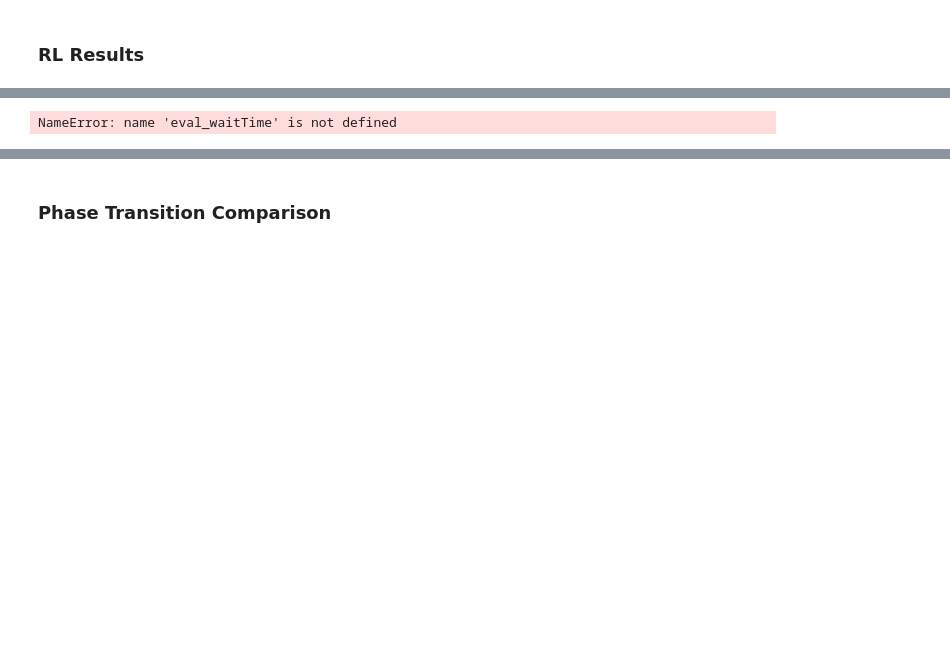
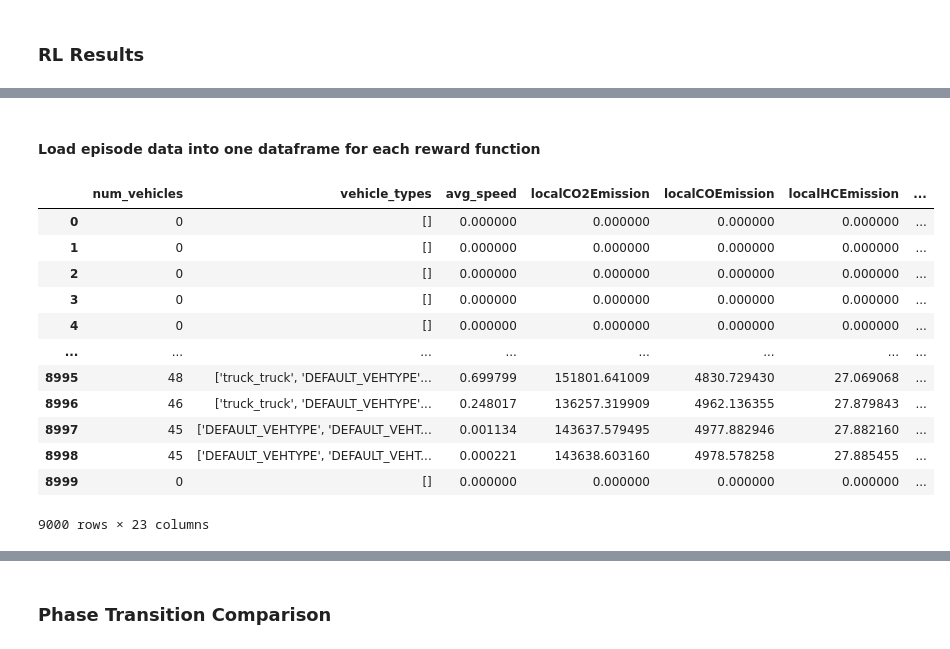
Before and after one commit to karstenk9/rl_traffic_signal_optimization, a Jupyter notebook: notebooks/evaluation_performance.ipynb, the cells around one changed output, grey strips where cells are left out. Drawn from its saved outputs; the diff is of its cells as text; code cells hidden in the pictures; blank space fills up the shorter version.

```diff
--- a/notebooks/evaluation_performance.ipynb
+++ b/notebooks/evaluation_performance.ipynb
@@ -366,4 +67,56 @@ eval_emission = eval_emission[eval_emission['system_local_#vehicles'] != 0]
-# %%
-eval_waitTime[eval_waitTime['step'] == 25690]
-# %% [output]
-NameError: name 'eval_waitTime' is not defined
+# %% [markdown]
+#### Load episode data into one dataframe for each reward function
+# %%
+# Load data for speed evaluation
+inputdir = '../src/data/evaluation/speed'
+
+speed_eval = pd.DataFrame()
+i = 1
+
+# iterate over all files in the folder for each reward type
+for file in os.listdir(inputdir):
+
+    # create dataframe for all files that start with avg_speed
+    if file.startswith('average-speed_200_df'):
+        temp_df_speed = pd.read_csv(os.path.join(inputdir, file))
+        temp_df_speed['episode'] = i # add episode column
+        speed_eval = speed_eval.append(temp_df_speed, ignore_index=True)
+        i += 1
+
+# remove all rows with 0 vehicles
+queue_eval = queue_eval[queue_eval['num_vehicles'] != 0]
+# %%
+# Load data for queue evaluation
+inputdir = '../src/data/evaluation/queue'
+
+queue_eval = pd.DataFrame()
+i = 1
+
+# iterate over all files in the folder for each reward type
+for file in os.listdir(inputdir):
+
+    # create dataframe for all files that start with avg_queue
+    if file.startswith('queue_200_df'):
+        temp_df_queue = pd.read_csv(os.path.join(inputdir, file))
+        temp_df_queue['episode'] = i # add episode column
+        queue_eval = queue_eval.append(temp_df_queue, ignore_index=True)
+        i += 1
+
+# remove all rows with 0 vehicles
+queue_eval = queue_eval[queue_eval['num_vehicles'] != 0]
+# %%
+queue_eval
+# %% [output]
+|  | num_vehicles | vehicle_types | avg_speed | localCO2Emission | localCOEmission | localHCEmission | ... |
+| 0 | 0 | [] | 0.000000 | 0.000000 | 0.000000 | 0.000000 | ... |
+| 1 | 0 | [] | 0.000000 | 0.000000 | 0.000000 | 0.000000 | ... |
+| 2 | 0 | [] | 0.000000 | 0.000000 | 0.000000 | 0.000000 | ... |
+| 3 | 0 | [] | 0.000000 | 0.000000 | 0.000000 | 0.000000 | ... |
+| 4 | 0 | [] | 0.000000 | 0.000000 | 0.000000 | 0.000000 | ... |
+| ... | ... | ... | ... | ... | ... | ... | ... |
+| 8995 | 48 | ['truck_truck', 'DEFAULT_VEHTYPE'... | 0.699799 | 151801.641009 | 4830.729430 | 27.069068 | ... |
+| 8996 | 46 | ['truck_truck', 'DEFAULT_VEHTYPE'... | 0.248017 | 136257.319909 | 4962.136355 | 27.879843 | ... |
+| 8997 | 45 | ['DEFAULT_VEHTYPE', 'DEFAULT_VEHT... | 0.001134 | 143637.579495 | 4977.882946 | 27.882160 | ... |
+| 8998 | 45 | ['DEFAULT_VEHTYPE', 'DEFAULT_VEHT... | 0.000221 | 143638.603160 | 4978.578258 | 27.885455 | ... |
+| 8999 | 0 | [] | 0.000000 | 0.000000 | 0.000000 | 0.000000 | ... |
+9000 rows × 23 columns
```
Also changed, not shown: parts of 50 cells of this notebook, 2 other files.
